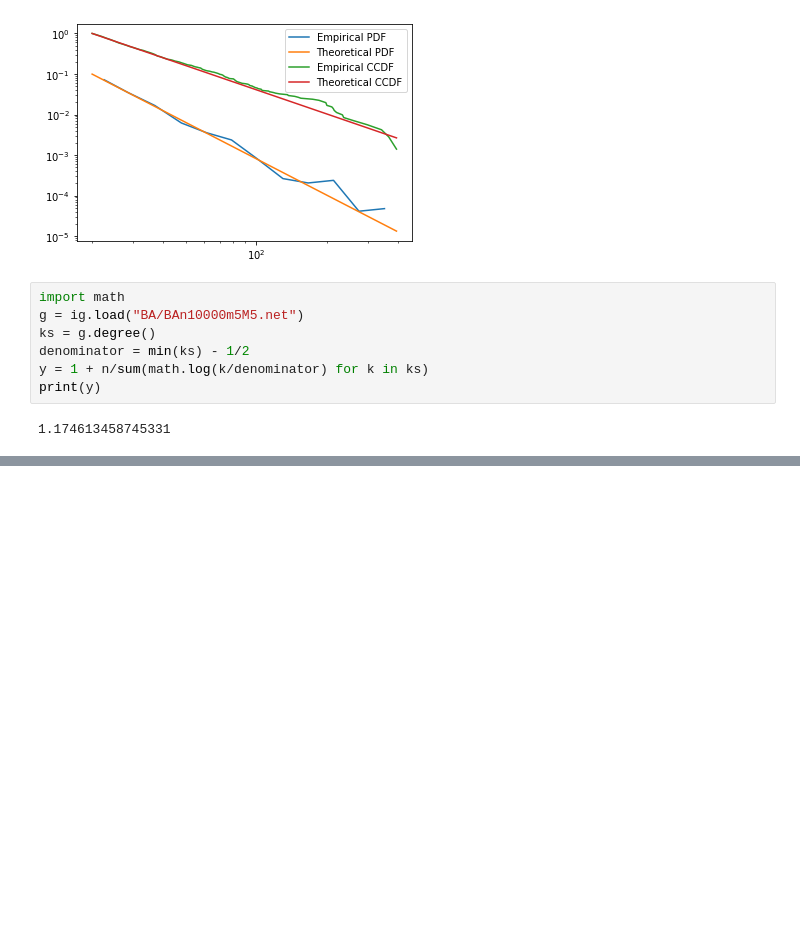
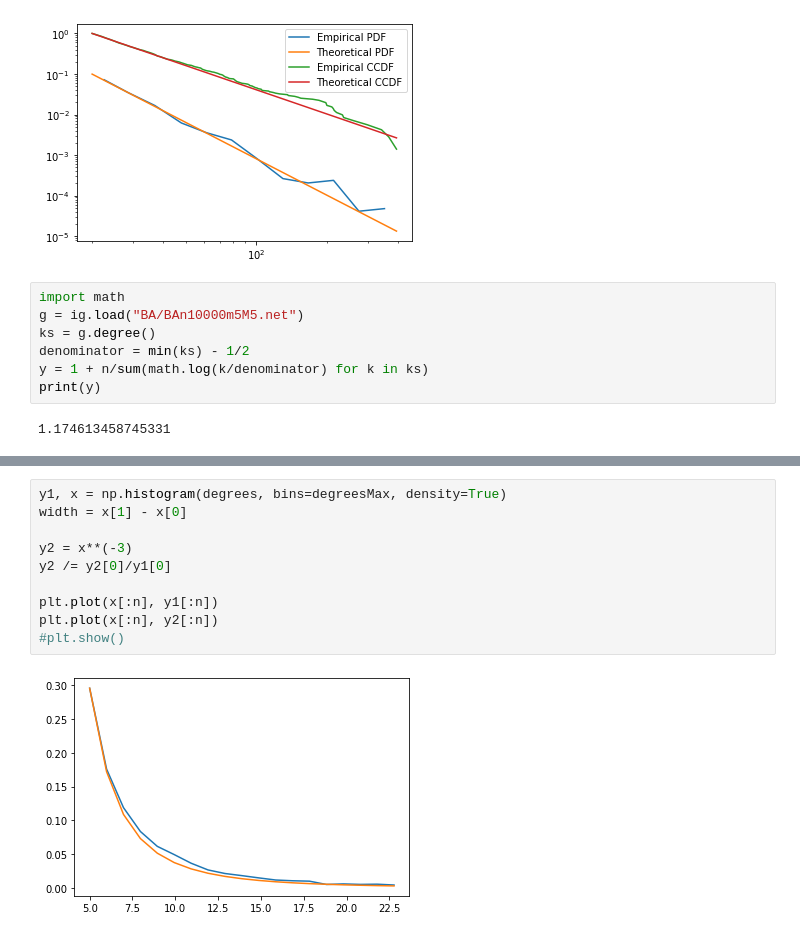
Before and after one commit to baton96/Complex-Networks, a Jupyter notebook: A2/A2.ipynb, the cells around one changed output, grey strips where cells are left out. Saved outputs shown, nothing was run; the diff lists cells and outputs as text; blank space fills up the shorter version.

```diff
--- a/A2/A2.ipynb
+++ b/A2/A2.ipynb
@@ -438,0 +360,12 @@ plt.show()
+# %%
+y1, x = np.histogram(degrees, bins=degreesMax, density=True)
+width = x[1] - x[0]
+
+y2 = x**(-3)
+y2 /= y2[0]/y1[0]
+
+plt.plot(x[:n], y1[:n])
+plt.plot(x[:n], y2[:n])
+#plt.show()
+# %% [output]
+[figure, added]
```
Also changed, not shown: parts of 18 cells of this notebook.
